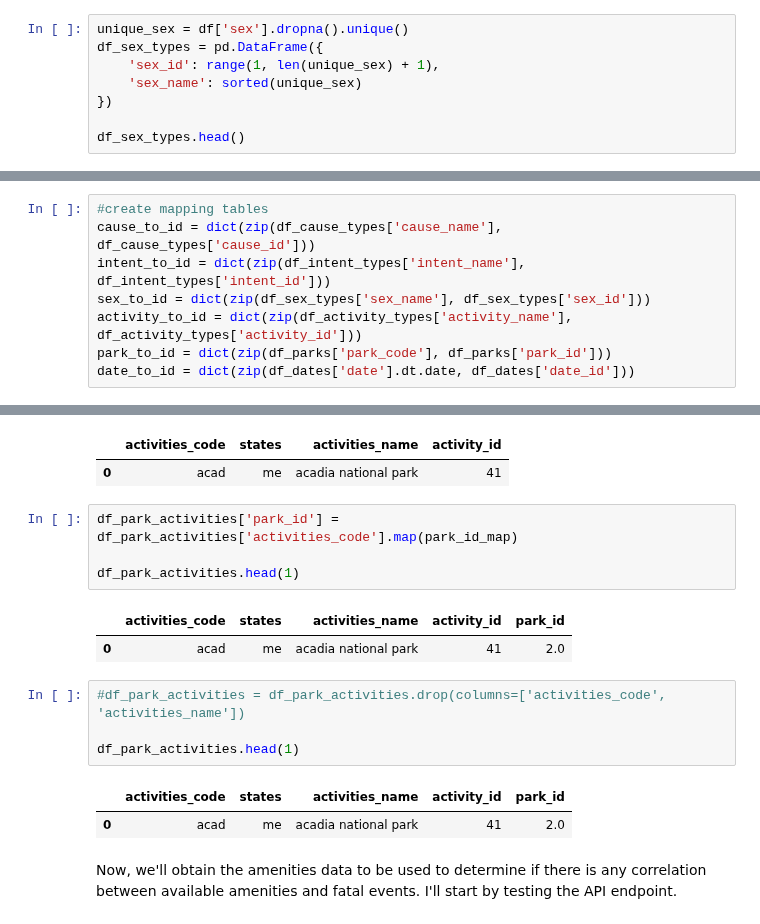
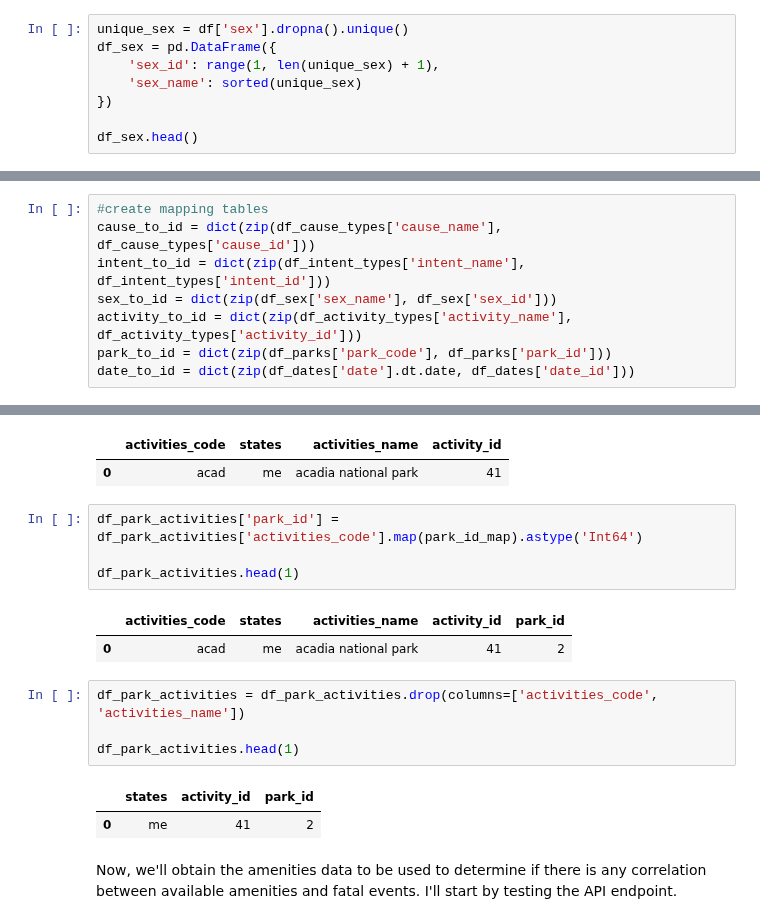
Before and after one commit to jeccalong/NPS_Mortality_Analysis, a Jupyter notebook: Notebooks/aquisitionAndCleaning.ipynb, the cells around one changed output, grey strips where cells are left out. Cells and saved outputs as stored; diff of their text form.

```diff
--- a/Notebooks/aquisitionAndCleaning.ipynb
+++ b/Notebooks/aquisitionAndCleaning.ipynb
@@ -454,12 +454,12 @@ df_intent_types.head()
 | 3 | 4 | unintentional |
 # %%
 unique_sex = df['sex'].dropna().unique()
-df_sex_types = pd.DataFrame({
+df_sex = pd.DataFrame({
     'sex_id': range(1, len(unique_sex) + 1),
     'sex_name': sorted(unique_sex)
 })
 
-df_sex_types.head()
+df_sex.head()
 # %% [output]
 |  | sex_id | sex_name |
 | 0 | 1 | female |
@@ -569,7 +569,7 @@ memory usage: 374.5+ KB
 #create mapping tables
 cause_to_id = dict(zip(df_cause_types['cause_name'], df_cause_types['cause_id']))
 intent_to_id = dict(zip(df_intent_types['intent_name'], df_intent_types['intent_id']))
-sex_to_id = dict(zip(df_sex_types['sex_name'], df_sex_types['sex_id']))
+sex_to_id = dict(zip(df_sex['sex_name'], df_sex['sex_id']))
 activity_to_id = dict(zip(df_activity_types['activity_name'], df_activity_types['activity_id']))
 park_to_id = dict(zip(df_parks['park_code'], df_parks['park_id']))
 date_to_id = dict(zip(df_dates['date'].dt.date, df_dates['date_id']))
@@ -2292,19 +2380,19 @@ df_park_activities.head(1)
 |  | activities_code | states | activities_name | activity_id |
 | 0 | acad | me | acadia national park | 41 |
 # %%
-df_park_activities['park_id'] = df_park_activities['activities_code'].map(park_id_map)
+df_park_activities['park_id'] = df_park_activities['activities_code'].map(park_id_map).astype('Int64')
 
 df_park_activities.head(1)
 # %% [output]
 |  | activities_code | states | activities_name | activity_id | park_id |
-| 0 | acad | me | acadia national park | 41 | 2.0 |
+| 0 | acad | me | acadia national park | 41 | 2 |
 # %%
-#df_park_activities = df_park_activities.drop(columns=['activities_code', 'activities_name'])
+df_park_activities = df_park_activities.drop(columns=['activities_code', 'activities_name'])
 
 df_park_activities.head(1)
 # %% [output]
-|  | activities_code | states | activities_name | activity_id | park_id |
-| 0 | acad | me | acadia national park | 41 | 2.0 |
+|  | states | activity_id | park_id |
+| 0 | me | 41 | 2 |
 # %% [markdown]
 Now, we'll obtain the amenities data to be used to determine if there is any correlation between available amenities and fatal events. I'll start by testing the API endpoint.
 # %%
```
Also changed, not shown: parts of 17 cells of this notebook, 3 other files.
